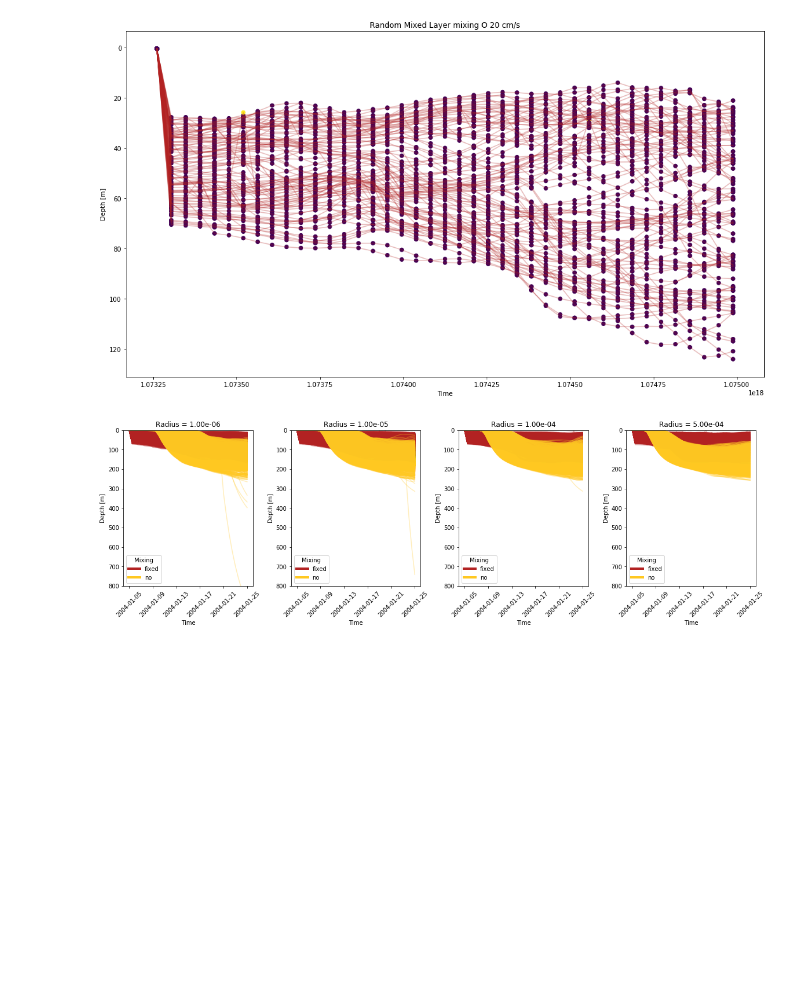
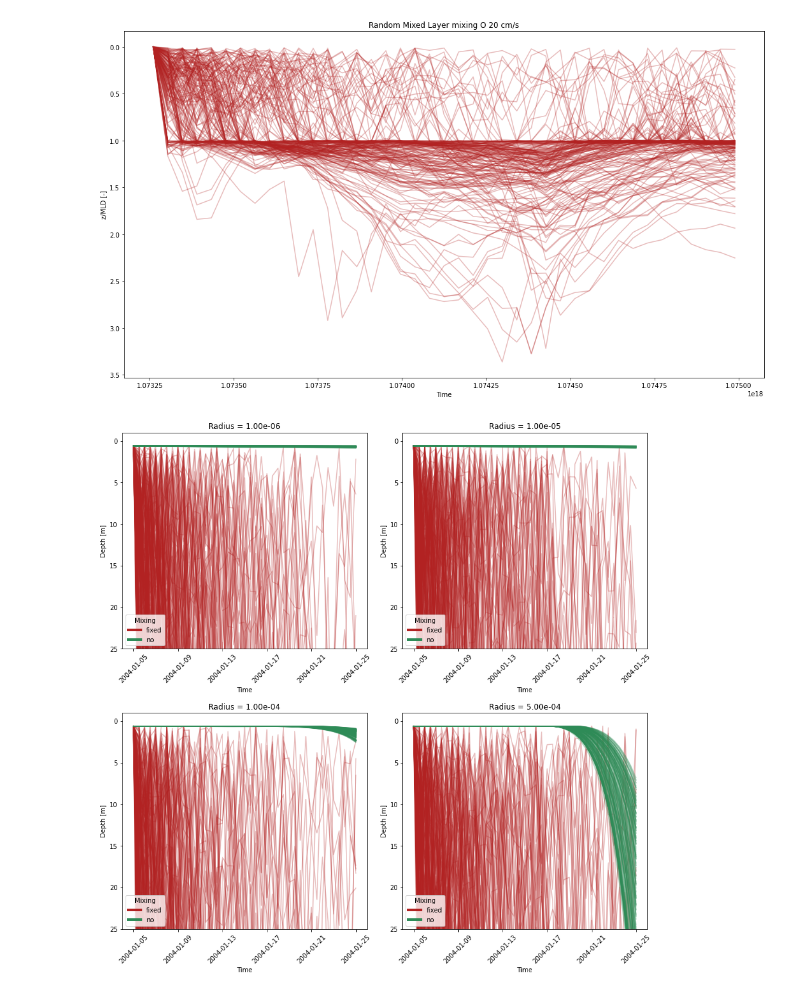
Before and after one commit to OceanParcels/biofouling_3dtransport_2, a Jupyter notebook: Analysis/Mixing.ipynb, the cells around one changed output. Saved outputs shown, nothing was run; the diff lists cells and outputs as text; code cells hidden in the pictures; blank space fills up the shorter version.

```diff
--- a/Analysis/Mixing.ipynb
+++ b/Analysis/Mixing.ipynb
@@ -20,5 +20,11 @@ ds_1 = xr.open_dataset(datadir+'regional_'+region+'_bfadv_Jan_2004_0'+str(mortal
 # %%
 dslist = [ds_0, ds_1]
 # %%
-mixing_cmap = ['firebrick','#ffc821']
+mixing_cmap = ['firebrick','seagreen']
 w_vel_cmap = ['salmon', 'lime', 'cornflowerblue']
+# %%
+number_of_trajectories_to_plot = 200
+n_plt = number_of_trajectories_to_plot
+f_plt = int(np.round(len(ds_0['traj'])/n_plt))
+print('plotting '+str(n_plt)+' of '+str(len(ds_0['traj']))+' trajectories')
+print('plotting every '+str(f_plt)+' particles')
@@ -26,8 +35,8 @@ w_vel_cmap = ['salmon', 'lime', 'cornflowerblue']
 fig = plt.figure(figsize=(10,10))
 ax = plt.axes()
 
-for i in range(len(mixing)):
-    ax.plot(dslist[i]['time'].T, dslist[i]['z'].T, c=mixing_cmap[i], alpha=0.3, label = mixing[i])
+for i in range(len(dslist)):
+    ax.plot(dslist[i]['time'].T[:,::f_plt], dslist[i]['z'].T[:,::f_plt], c=mixing_cmap[i], alpha=0.3, label = mixing[i])
 
 ax.set_title('Mixing parameterisations')
 ax.set_ylabel('Depth [m]')
@@ -49,44 +54,44 @@ To register the converters:
 fig = plt.figure(figsize=(18,10))
 ax = plt.axes()
 
-ax.plot(dslist[0]['time'].astype('O').T[:,:100], dslist[0]['z'].T[:,:100], c=mixing_cmap[0], alpha=0.3, label = mixing[0])
-ax.scatter(dslist[0]['time'].astype('O').T[:,:100], dslist[0]['z'].T[:,:100], c=dslist[0]['mld'].T[:,:100])
+ax.plot(dslist[0]['time'].astype('O').T[:,::f_plt], dslist[0]['mld'].T[:,::f_plt], c=mixing_cmap[0], alpha=0.3, label = mixing[0])
+# ax.scatter(dslist[0]['time'].astype('O').T[:,:n_plt], dslist[0]['mld'].T[:,:n_plt], c=dslist[0]['mld'].T[:,:n_plt], cmap = 'Reds', alpha=0.8)
 # ax.set_ylim(0,35)
 # ax.set_xlim()
 ax.set_title('Random Mixed Layer mixing O 20 cm/s')
-ax.set_ylabel('Depth [m]')
+ax.set_ylabel('z/MLD [-]')
 ax.set_xlabel('Time')
 
 ax.invert_yaxis()
 plt.show()
 # %% [output]
-[figure, old version]
+[figure, new version]
 # %%
-fig = plt.figure(figsize=(16,5), constrained_layout=True)
-gs = gridspec.GridSpec(ncols=4, nrows=1, figure=fig)
+fig = plt.figure(figsize=(12,12), constrained_layout=True)
+gs = gridspec.GridSpec(ncols=2, nrows=2, figure=fig)
 ax1 = fig.add_subplot(gs[0, 0])
 ax2 = fig.add_subplot(gs[0, 1])
-ax3 = fig.add_subplot(gs[0, 2])
-ax4 = fig.add_subplot(gs[0, 3])
+ax3 = fig.add_subplot(gs[1, 0])
+ax4 = fig.add_subplot(gs[1, 1])
 axes = [ax1, ax2, ax3, ax4]
 
 for r, ax in enumerate(axes):
     for i in range(len(mixing)):
         split_ds = list(dslist[i].groupby('r_pl'))
-        ax.plot(split_ds[r][1]['time'].T, split_ds[r][1]['z'].T, c=mixing_cmap[i], alpha=0.3, label = mixing[i])
+        ax.plot(split_ds[r][1]['time'].T[:,:n_plt], split_ds[r][1]['z'].T[:,:n_plt], c=mixing_cmap[i], alpha=0.3, label = mixing[i])
 
     ax.set_title('Radius = '+"{:.2e}".format(split_ds[r][0]))
     ax.set_ylabel('Depth [m]')
     ax.set_xlabel('Time')
     ax.tick_params(axis='x', rotation=45)
-    ax.set_ylim(800,0)
+    ax.set_ylim(25,-1)
 
     custom_lines = [Line2D([0], [0], color=mixing_cmap[0], lw=4),
                     Line2D([0], [0], color=mixing_cmap[1], lw=4)]
 
 #     ax.invert_yaxis()
     ax.legend(custom_lines, [mixing[0], mixing[1]], title='Mixing', loc='lower left')
 plt.show()
 # %% [output]
-[figure, old version]
+[figure, new version]
 # %%
```
Also changed, not shown: parts of 4 cells of this notebook, 4 other files.
